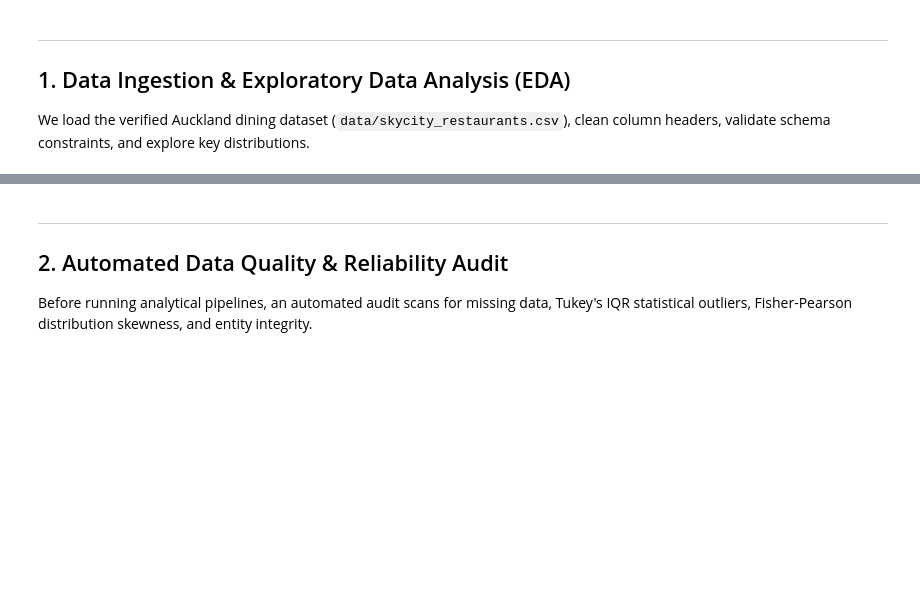
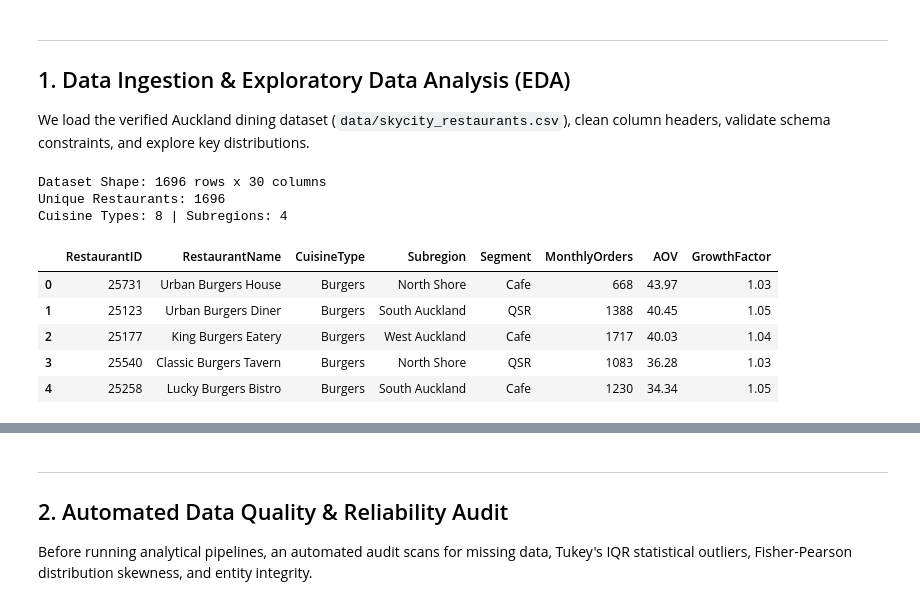
Before and after one commit to kingkong1011d-rgb/Restaurant-Growth-Potential-Strategic-Classification, a Jupyter notebook: restaurant_growth_intelligence.ipynb, the cells around one changed output, grey strips where cells are left out. Saved outputs shown, nothing was run; the diff lists cells and outputs as text; code cells hidden in the pictures; blank space fills up the shorter version.

```diff
--- a/restaurant_growth_intelligence.ipynb
+++ b/restaurant_growth_intelligence.ipynb
@@ -59,14 +61,24 @@ We load the verified Auckland dining dataset (`data/skycity_restaurants.csv`), c
 # %%
 # Load and validate raw dataset
 data_path = "data/skycity_restaurants.csv"
 df_raw = load_data(data_path)
 
 print(f"Dataset Shape: {df_raw.shape[0]} rows x {df_raw.shape[1]} columns")
 print(f"Unique Restaurants: {df_raw['RestaurantID'].nunique()}")
 print(f"Cuisine Types: {df_raw['CuisineType'].nunique()} | Subregions: {df_raw['Subregion'].nunique()}")
 
 # Display sample records
-df_raw[['RestaurantID', 'RestaurantName', 'CuisineType', 'Subregion', 'Segment', 'MonthlyOrders', 'AOV', 'GrowthFactor']].head()
+display(df_raw[['RestaurantID', 'RestaurantName', 'CuisineType', 'Subregion', 'Segment', 'MonthlyOrders', 'AOV', 'GrowthFactor']].head())
+# %% [output]
+Dataset Shape: 1696 rows x 30 columns
+Unique Restaurants: 1696
+Cuisine Types: 8 | Subregions: 4
+|  | RestaurantID | RestaurantName | CuisineType | Subregion | Segment | MonthlyOrders | AOV | GrowthFactor |
+| 0 | 25731 | Urban Burgers House | Burgers | North Shore | Cafe | 668 | 43.97 | 1.03 |
+| 1 | 25123 | Urban Burgers Diner | Burgers | South Auckland | QSR | 1388 | 40.45 | 1.05 |
+| 2 | 25177 | King Burgers Eatery | Burgers | West Auckland | Cafe | 1717 | 40.03 | 1.04 |
+| 3 | 25540 | Classic Burgers Tavern | Burgers | North Shore | QSR | 1083 | 36.28 | 1.03 |
+| 4 | 25258 | Lucky Burgers Bistro | Burgers | South Auckland | Cafe | 1230 | 34.34 | 1.05 |
 # %%
 fig, axes = plt.subplots(1, 3, figsize=(16, 4))
 
```
Also changed, not shown: parts of 14 cells of this notebook.
